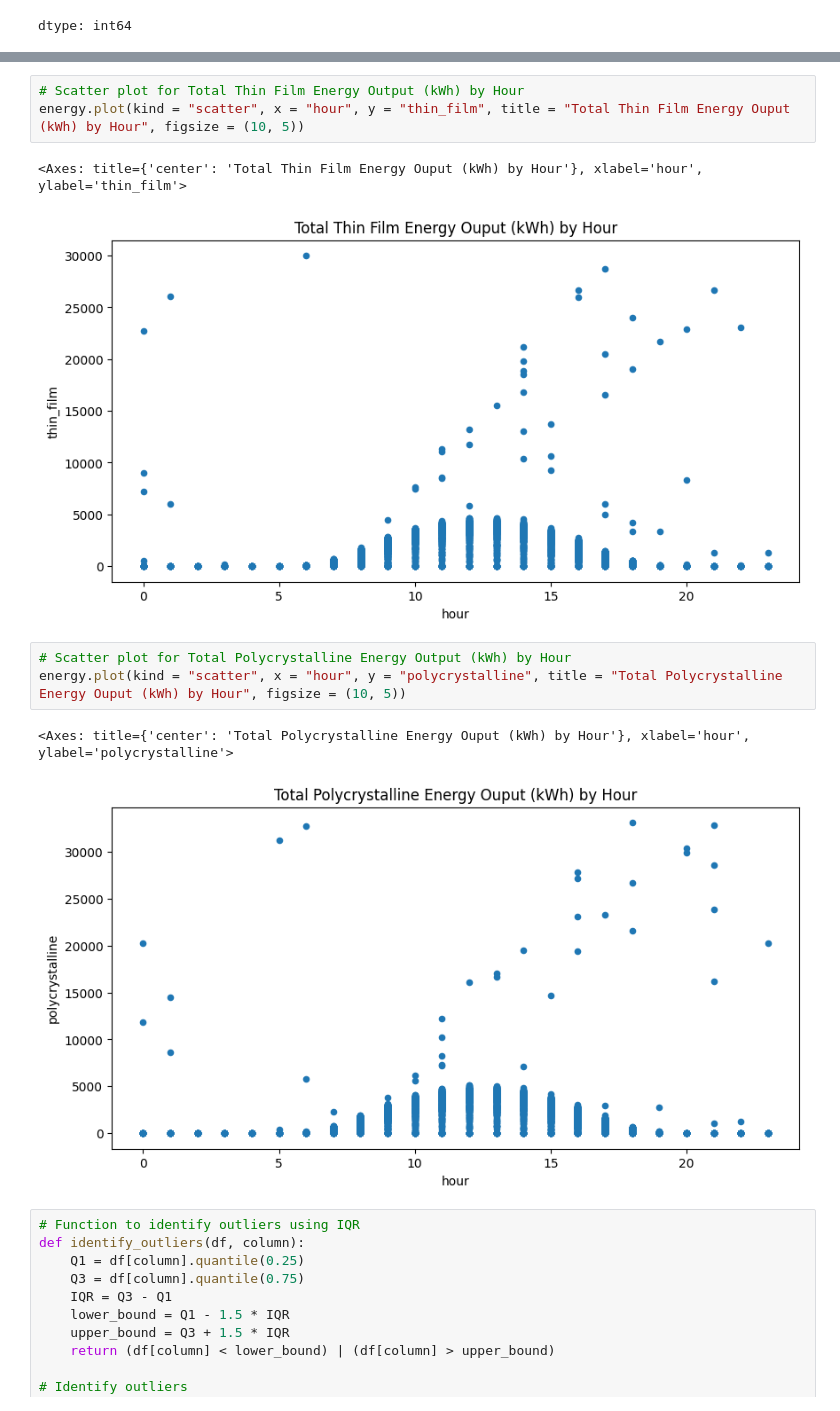
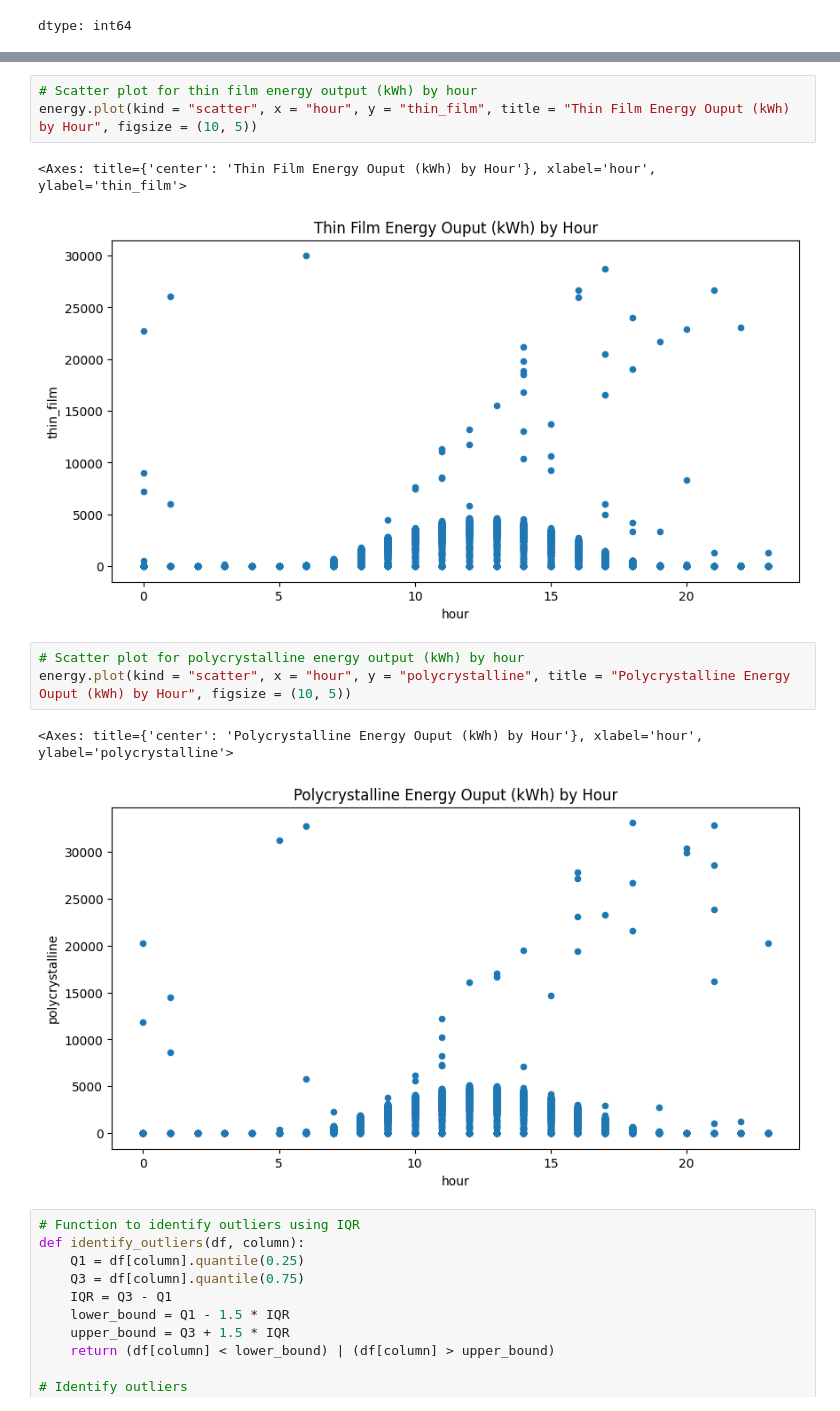
Before and after one commit to alialmulla97/PV-Energy-Output-Regression, a Jupyter notebook: PV_Energy_Predictor.ipynb, the cells around one changed output, grey strips where cells are left out. Saved outputs shown, nothing was run; the diff lists cells and outputs as text.

```diff
--- a/PV_Energy_Predictor.ipynb
+++ b/PV_Energy_Predictor.ipynb
@@ -185,15 +215,15 @@ energy.sample()
 # %%
-# Scatter plot for Total Thin Film Energy Output (kWh) by Hour
-energy.plot(kind = "scatter", x = "hour", y = "thin_film", title = "Total Thin Film Energy Ouput (kWh) by Hour", figsize = (10, 5))
+# Scatter plot for thin film energy output (kWh) by hour
+energy.plot(kind = "scatter", x = "hour", y = "thin_film", title = "Thin Film Energy Ouput (kWh) by Hour", figsize = (10, 5))
 # %% [output]
-<Axes: title={'center': 'Total Thin Film Energy Ouput (kWh) by Hour'}, xlabel='hour', ylabel='thin_film'>
+<Axes: title={'center': 'Thin Film Energy Ouput (kWh) by Hour'}, xlabel='hour', ylabel='thin_film'>
-[figure, old version]
+[figure, new version]
 # %%
-# Scatter plot for Total Polycrystalline Energy Output (kWh) by Hour
-energy.plot(kind = "scatter", x = "hour", y = "polycrystalline", title = "Total Polycrystalline Energy Ouput (kWh) by Hour", figsize = (10, 5))
+# Scatter plot for polycrystalline energy output (kWh) by hour
+energy.plot(kind = "scatter", x = "hour", y = "polycrystalline", title = "Polycrystalline Energy Ouput (kWh) by Hour", figsize = (10, 5))
 # %% [output]
-<Axes: title={'center': 'Total Polycrystalline Energy Ouput (kWh) by Hour'}, xlabel='hour', ylabel='polycrystalline'>
+<Axes: title={'center': 'Polycrystalline Energy Ouput (kWh) by Hour'}, xlabel='hour', ylabel='polycrystalline'>
-[figure, old version]
+[figure, new version]
 # %%
 # Function to identify outliers using IQR
 def identify_outliers(df, column):
```
Also changed, not shown: parts of 26 cells of this notebook.
